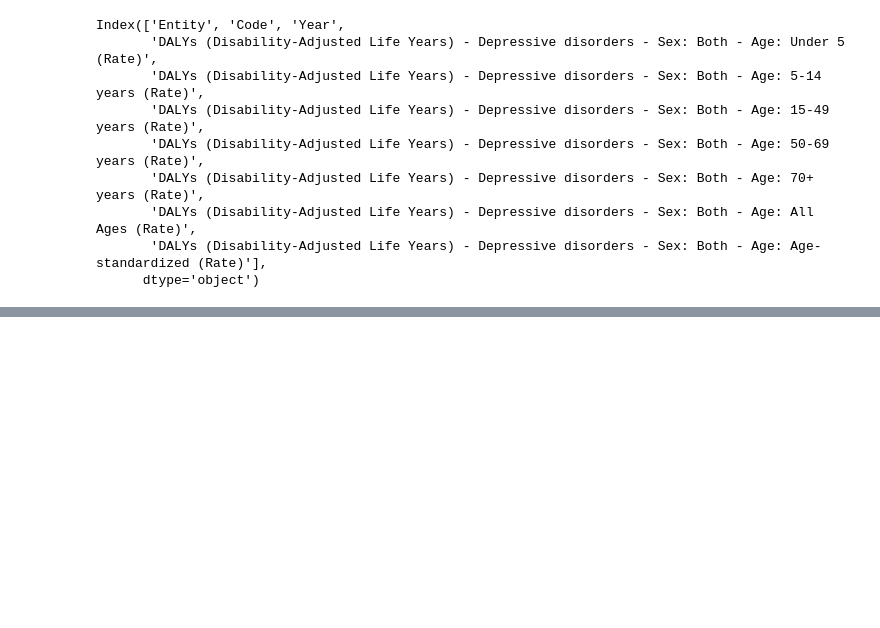
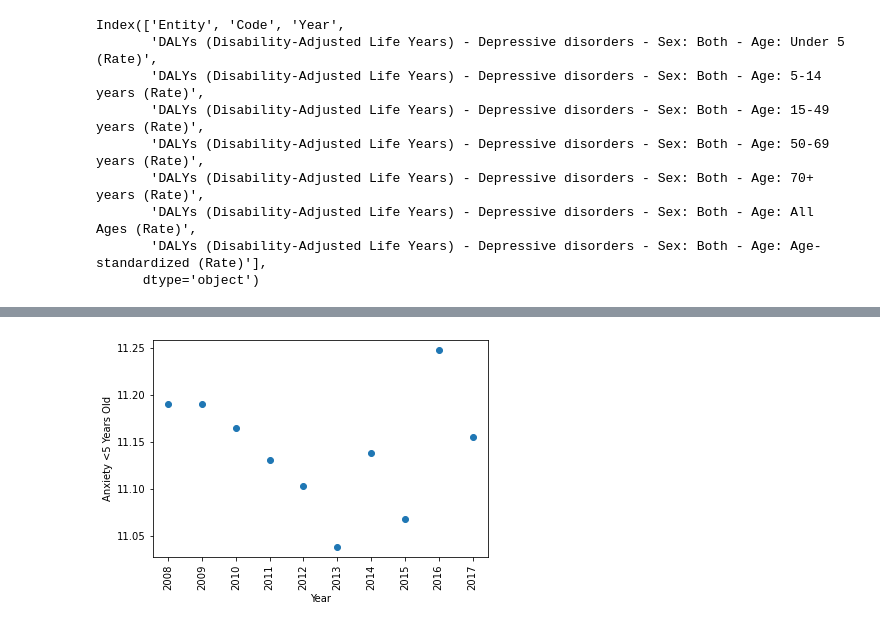
Before and after one commit to dianeyaneza/UWA-Data-Final_Project, a Jupyter notebook: wmhdata.ipynb, the cells around one changed output, grey strips where cells are left out. Saved outputs shown, nothing was run; the diff lists cells and outputs as text; code cells hidden in the pictures; blank space fills up the shorter version.

Commit message:
Script testing out ML

```diff
--- a/wmhdata.ipynb
+++ b/wmhdata.ipynb
@@ -129,0 +115,4 @@ mhdata_country_count
+# %%
+# Create a sub-set data from 2007 to 2017 (10 years of data)
+tenyears_df = mhdata_combined_df.loc[mhdata_combined_df['Year'] > 2007]
+tenyears_df
@@ -129,0 +140,6 @@ mhdata_country_count
+# %%
+# Testing for loops
+
+afghanistan = tenyears_df.loc[tenyears_df['Entity'] == 'Afghanistan', :]
+afghanistan_subset = afghanistan.loc[:, ['Entity', 'Year', 'A_<5']]
+afghanistan_subset
@@ -129,0 +158,13 @@ mhdata_country_count
+# %%
+year = afghanistan_subset.iloc[: ,1]
+# year
+anxiety_less_than_five = afghanistan_subset.iloc[: ,2]
+# anxiety_less_than_five
+
+plt.scatter(year, anxiety_less_than_five)
+plt.xticks(year, rotation=90)
+plt.xlabel('Year')
+plt.ylabel('Anxiety <5 Years Old')
+plt.show()
+# %% [output]
+[figure, added]
```
Also changed, not shown: parts of 11 cells of this notebook.
